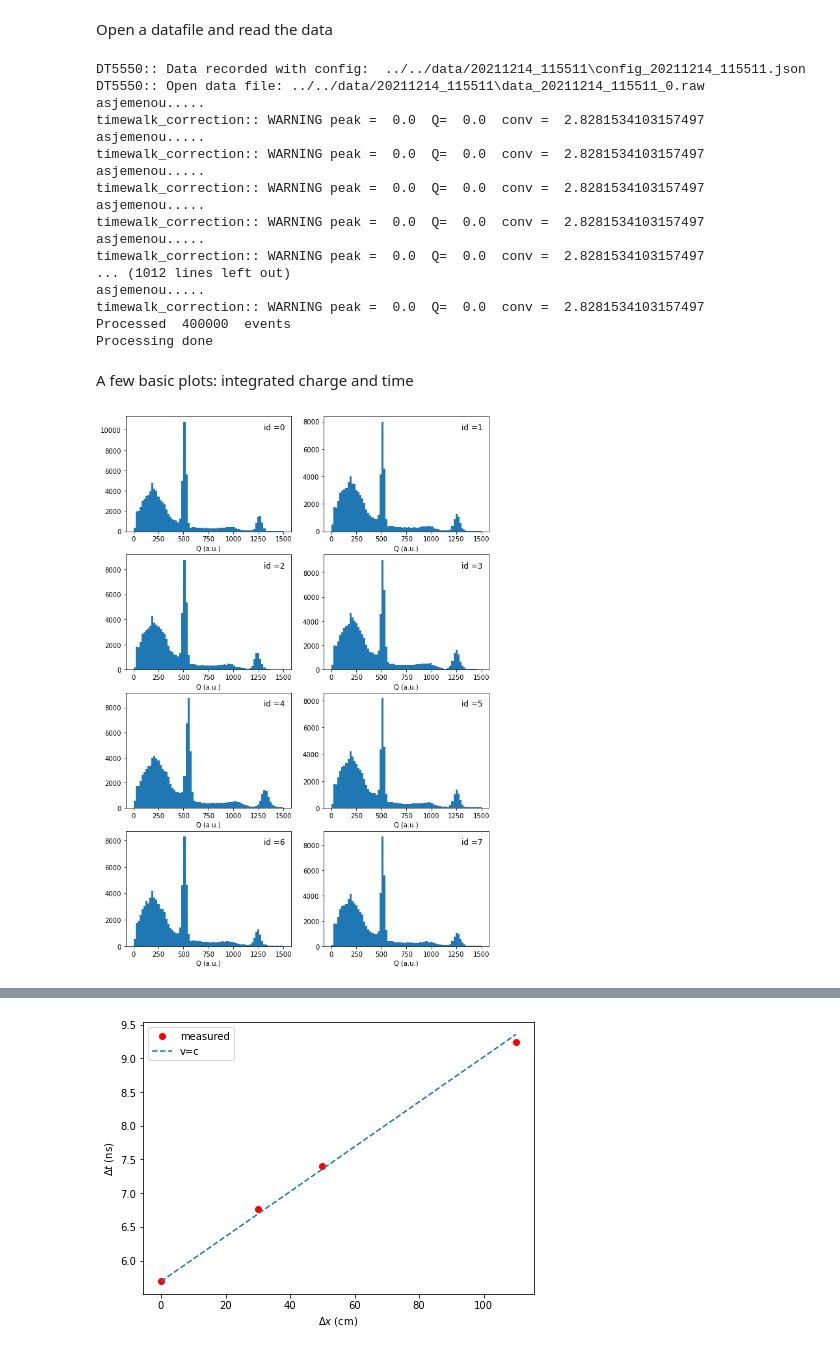
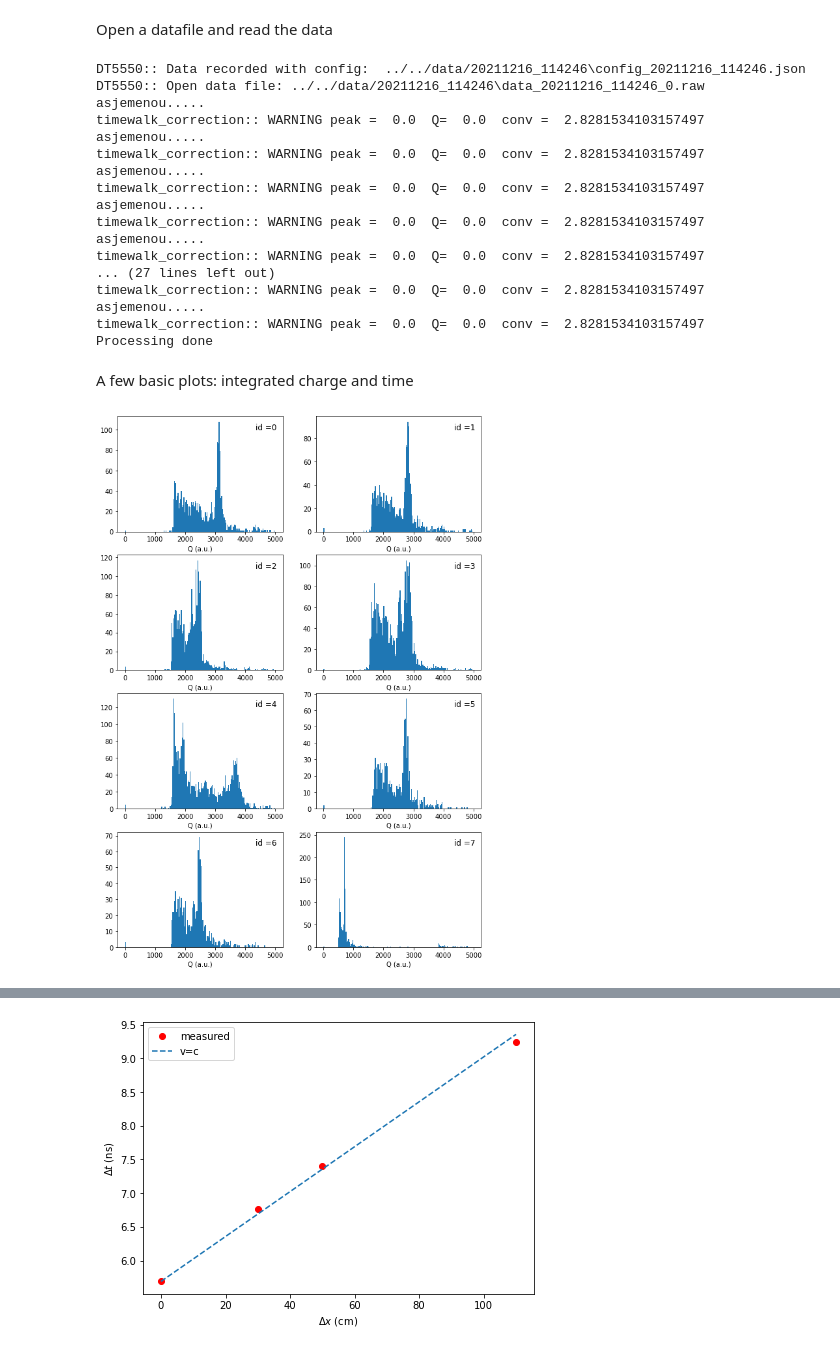
Before and after one commit to acolijn/DT5550_DAQ, a Jupyter notebook: analysis/decode_example.ipynb, the cells around one changed output, grey strips where cells are left out. Drawn from its saved outputs; the diff is of its cells as text; code cells hidden in the pictures.

```diff
--- a/analysis/decode_example.ipynb
+++ b/analysis/decode_example.ipynb
@@ -65,7 +65,7 @@ Open a datafile and read the data
 # open the datfile
 #
 #io = DT5550(file='../../data/20211213_103444/data_20211213_103444_0.raw')
-io = DT5550(indir='../../data/20211214_115511/')
+io = DT5550(indir='../../data/20211216_114246/')
 #io = DT5550(file='../../DT5550_DAQ/daq/ReadoutClient/test0.raw')
 
 
@@ -98,8 +98,8 @@ E0 = np.array(E0)
 E1 = np.array(E1)
 print('Processing done')
 # %% [output]
-DT5550:: Data recorded with config:  ../../data/20211214_115511\config_20211214_115511.json
-DT5550:: Open data file: ../../data/20211214_115511\data_20211214_115511_0.raw
+DT5550:: Data recorded with config:  ../../data/20211216_114246\config_20211216_114246.json
+DT5550:: Open data file: ../../data/20211216_114246\data_20211216_114246_0.raw
 asjemenou.....
 timewalk_correction:: WARNING peak =  0.0  Q=  0.0  conv =  2.8281534103157497
 asjemenou.....
@@ -110,17 +110,17 @@ asjemenou.....
 timewalk_correction:: WARNING peak =  0.0  Q=  0.0  conv =  2.8281534103157497
 asjemenou.....
 timewalk_correction:: WARNING peak =  0.0  Q=  0.0  conv =  2.8281534103157497
-... (1012 lines left out)
+... (27 lines left out)
+timewalk_correction:: WARNING peak =  0.0  Q=  0.0  conv =  2.8281534103157497
 asjemenou.....
 timewalk_correction:: WARNING peak =  0.0  Q=  0.0  conv =  2.8281534103157497
-Processed  400000  events
 Processing done
 # %% [markdown]
 A few basic plots: integrated charge and time
 # %%
-io.plot_all(type="charge",bins=75,logy=False, range=(0,1500))
+io.plot_all(type="charge",bins=175,logy=False, range=(0,5000))
 # %% [output]
-[figure, old version]
+[figure, new version]
 # %%
 io.plot_all(type="time",range=(400,600),bins=100,logy=True)
 # %% [output]
```
Also changed, not shown: parts of 7 cells of this notebook, 2 other files.
